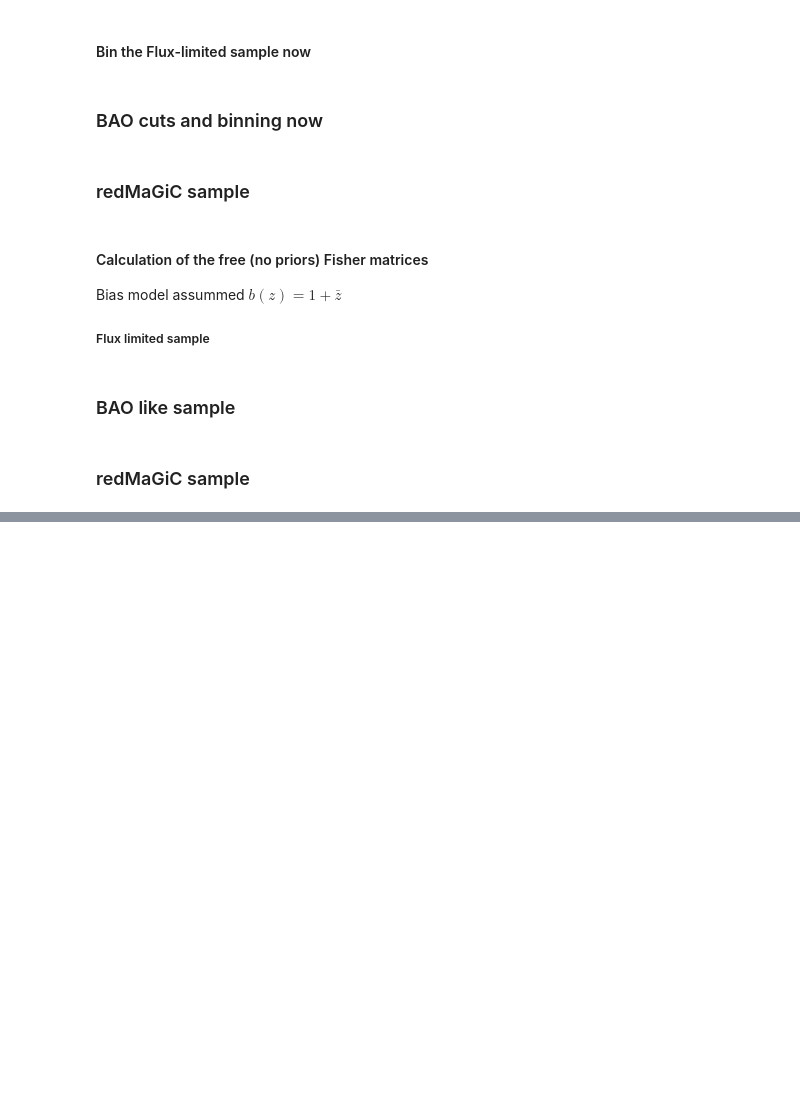
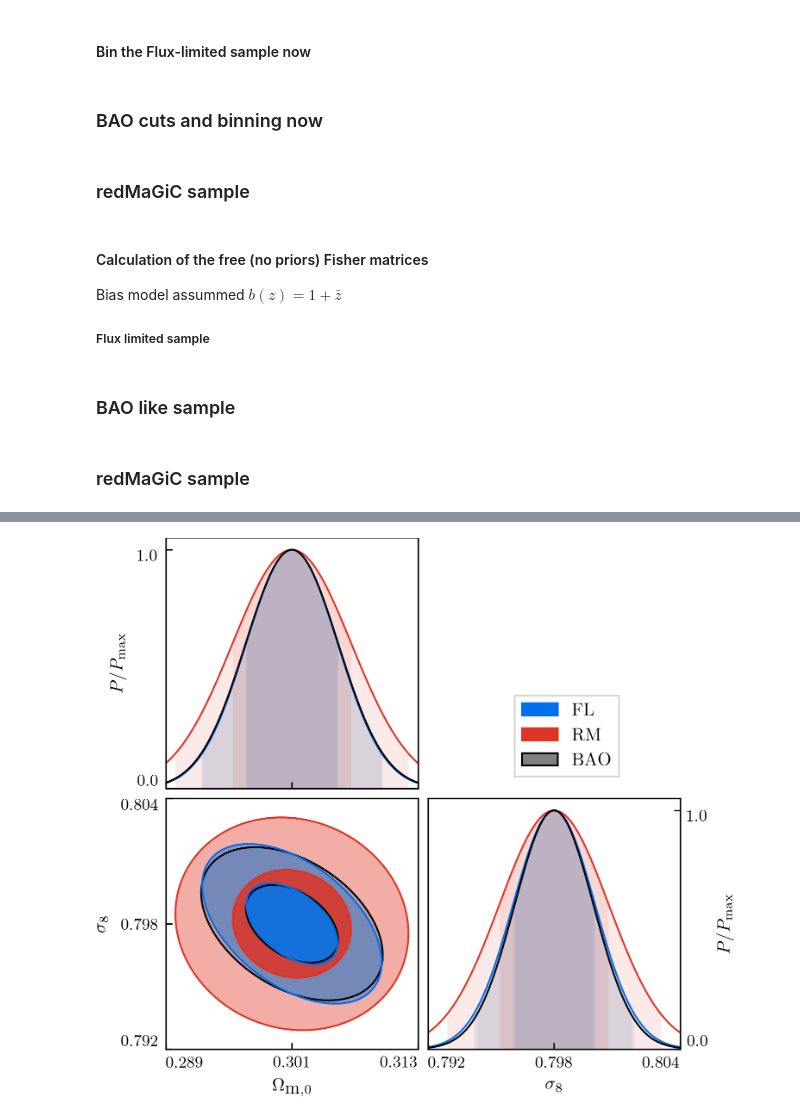
Before and after one commit to dtanoglidis/Photo_z_samples, a Jupyter notebook: Forecasts_from_data.ipynb, the cells around one changed output, grey strips where cells are left out. Cells and saved outputs as stored; diff of their text form; code cells hidden in the pictures; blank space fills up the shorter version.

```diff
--- a/Forecasts_from_data.ipynb
+++ b/Forecasts_from_data.ipynb
@@ -309,0 +363,45 @@ fisher_plotter.plot_tri()
+# %%
+sigma_FL = 0.015
+sigma_BAO = 0.01
+sigma_RM = 0.007
+# =========================================
+# =========================================
+prior_FL = 5.0/(sigma_FL**2.0)
+prior_BAO = 5.0/(sigma_BAO**2.0)
+prior_RM = 5.0/(sigma_RM**2.0)
+# %%
+# Add the priors now
+Fisher_FL_prior = np.copy(Fisher_FL_free)
+Fisher_FL_prior[2,2] = Fisher_FL_prior[2,2] + prior_FL
+
+Fisher_BAO_prior = np.copy(Fisher_BAO_free)
+Fisher_BAO_prior[2,2] = Fisher_BAO_prior[2,2] + prior_BAO
+
+Fisher_RM_prior = np.copy(Fisher_RM_free)
+Fisher_RM_prior[2,2] = Fisher_RM_prior[2,2] + prior_RM
+# %%
+# Marginalize
+FL_marg_prior = marg(Fisher_FL_prior)
+BAO_marg_prior = marg(Fisher_BAO_prior)
+RM_marg_prior = marg(Fisher_RM_prior)
+# %%
+matrix_1 = FL_marg_prior
+matrix_2 = RM_marg_prior
+matrix_3 = BAO_marg_prior
+
+fisher_1 = fm.fisher_matrix( fisher_matrix=matrix_1, fiducial = fiducial, param_names=param_names )
+fisher_2 = fm.fisher_matrix( fisher_matrix=matrix_2, fiducial = fiducial, param_names=param_names )
+fisher_3 = fm.fisher_matrix( fisher_matrix=matrix_3, fiducial = fiducial, param_names=param_names )
+fisher_1.name = 'FL'
+fisher_2.name = 'RM'
+fisher_3.name = 'BAO'
+
+fisher_list = fpa.CosmicFish_FisherAnalysis()
+fisher_list.add_fisher_matrix([fisher_1,fisher_2, fisher_3])
+fisher_plotter = fp.CosmicFishPlotter(fishers=fisher_list)
+
+fisher_plotter.new_plot()
+fisher_plotter.plot_tri()
+fisher_plotter.export('FL_and_RM_priors.pdf', dpi=200)
+# %% [output]
+[figure, added]
```
Also changed, not shown: parts of 17 cells of this notebook.
